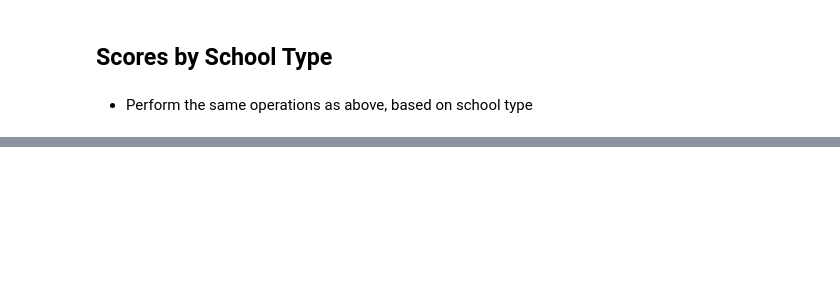
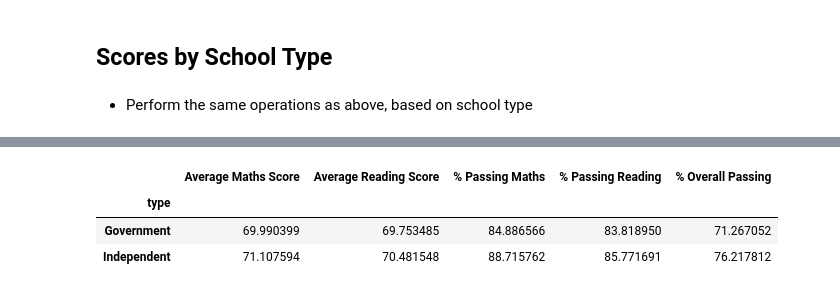
Before and after one commit to ljulbrich/pandas-challenge, a Jupyter notebook: PyCitySchools/PyCitySchools_starter.ipynb, the cells around one changed output, grey strips where cells are left out. Cells and saved outputs as stored; diff of their text form; code cells hidden in the pictures; blank space fills up the shorter version.

```diff
--- a/PyCitySchools/PyCitySchools_starter.ipynb
+++ b/PyCitySchools/PyCitySchools_starter.ipynb
@@ -346,0 +368,27 @@ KeyError: "None of ['Spending Ranges (Per Student)'] are in the columns"
+# %%
+scores_by_type = pd.DataFrame({"Average Maths Score" : [], "Average Reading Score" : [], "% Passing Maths" : [], "% Passing Reading" : [], "% Overall Passing" : []})
+
+type_ranges = ["Government", "Independent"]
+
+grouped_type = school_data_complete.groupby("type")
+grouped_type.head()
+average_math_type = grouped_type['maths_score'].mean()
+average_reading_type = grouped_type['reading_score'].mean()
+
+percent_passing_math_type = grouped_type['maths_score'].apply(lambda x: (x >= 50).mean()) * 100
+percent_passing_reading_type = grouped_type['reading_score'].apply(lambda x: (x >= 50).mean()) * 100
+percent_overall_passing_type = grouped_type.apply(lambda x: ((x['maths_score'] >= 50) & (x['reading_score'] >= 50)).mean() * 100)
+
+
+scores_by_type["Average Maths Score"] = average_math_type
+scores_by_type["Average Reading Score"] = average_reading_type
+scores_by_type["% Passing Maths"] = percent_passing_math_type
+scores_by_type["% Passing Reading"] = percent_passing_reading_type
+scores_by_type["% Overall Passing"] = percent_overall_passing_type
+
+scores_by_type
+# %% [output]
+|  | Average Maths Score | Average Reading Score | % Passing Maths | % Passing Reading | % Overall Passing |
+| type |  |  |  |  |  |
+| Government | 69.990399 | 69.753485 | 84.886566 | 83.818950 | 71.267052 |
+| Independent | 71.107594 | 70.481548 | 88.715762 | 85.771691 | 76.217812 |
```
Also changed, not shown: parts of 6 cells of this notebook, 2 other files.
